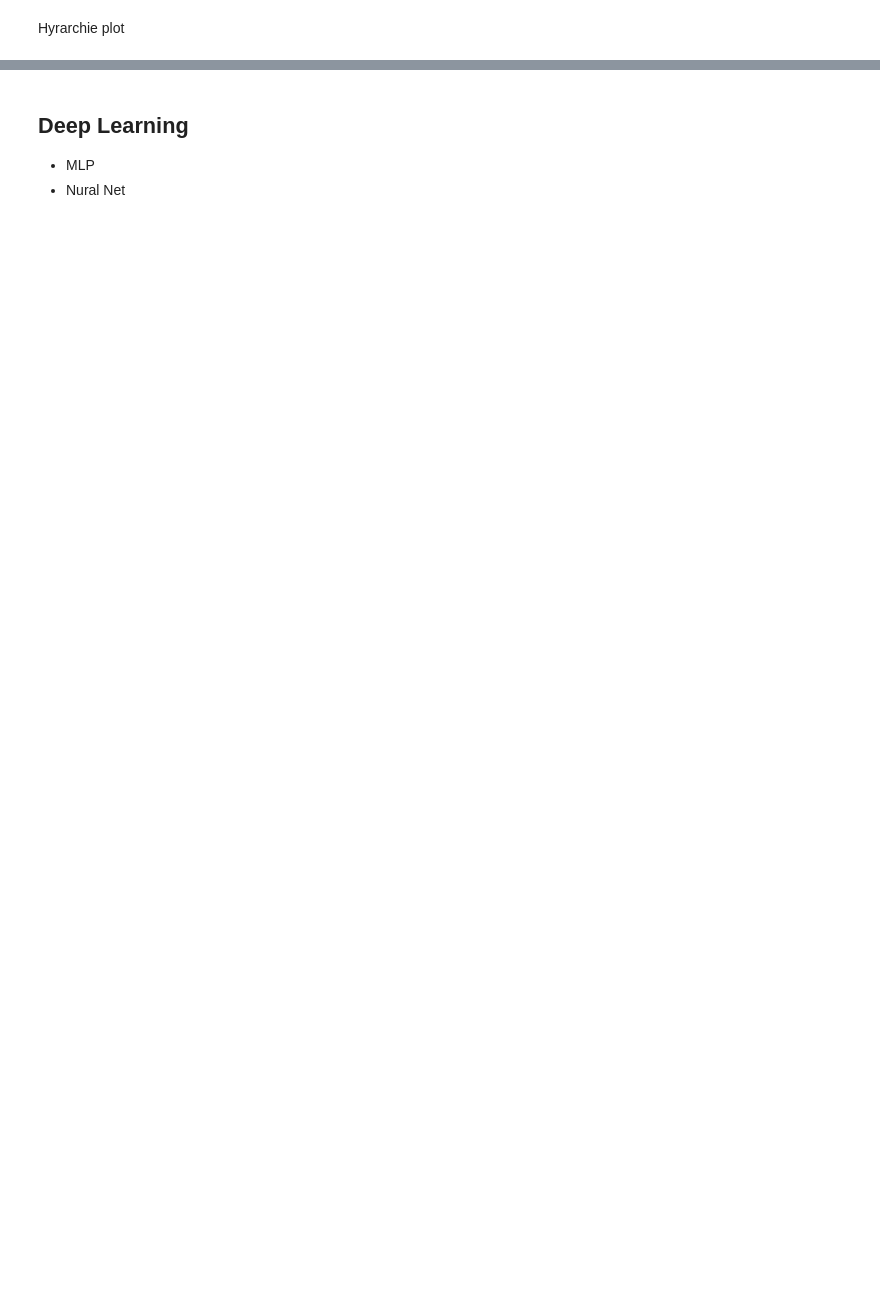
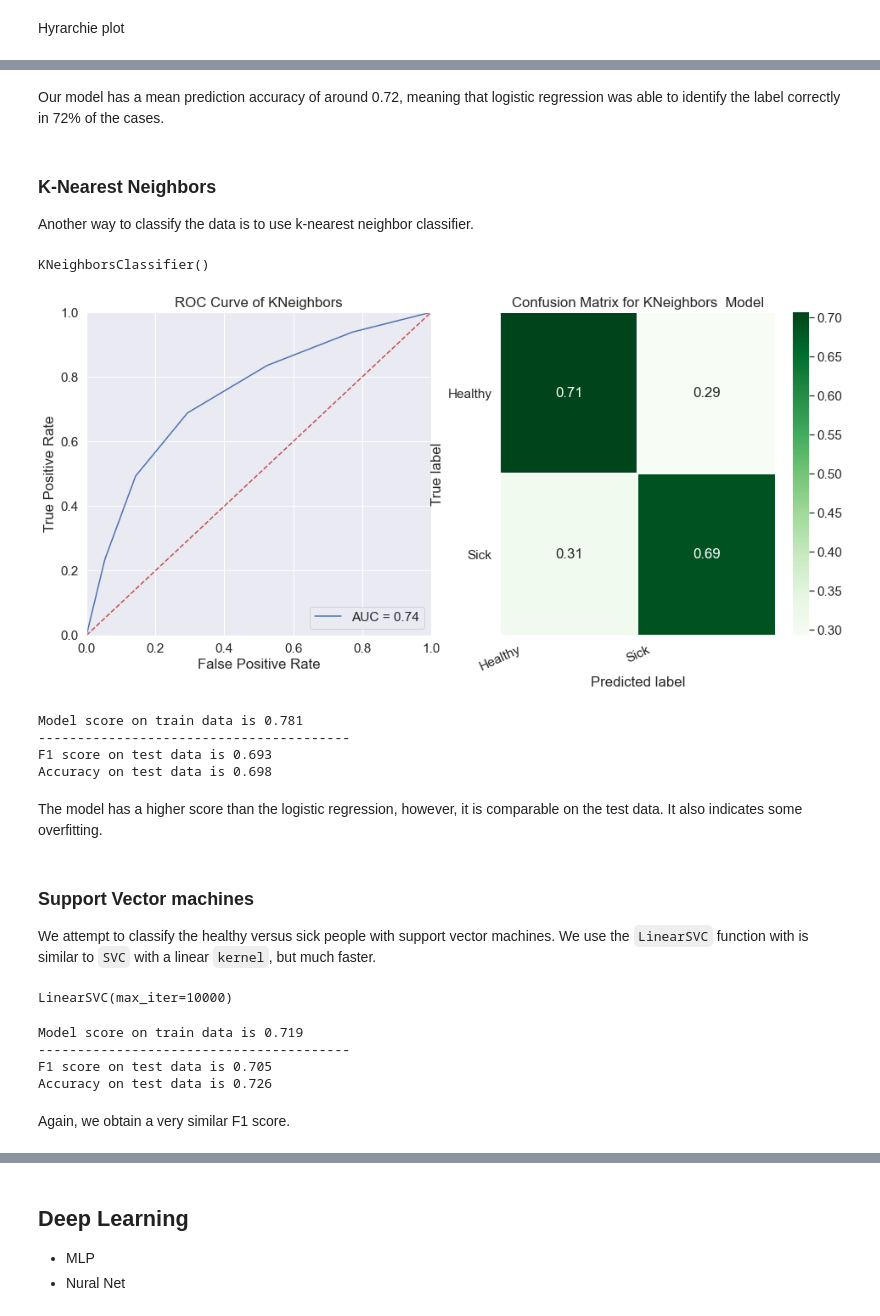
Before and after one commit to makrez/cardio_train, a Jupyter notebook: Cardio.ipynb, the cells around one changed output, grey strips where cells are left out. Saved outputs shown, nothing was run; the diff lists cells and outputs as text; code cells hidden in the pictures; blank space fills up the shorter version.

```diff
--- a/Cardio.ipynb
+++ b/Cardio.ipynb
@@ -1017,0 +1091,77 @@ Hyrarchie plot
+# %% [markdown]
+Our model has a mean prediction accuracy of around 0.72, meaning that logistic regression was able to identify the label correctly in 72% of the cases.
+# %% [markdown]
+### K-Nearest Neighbors
+
+Another way to classify the data is to use k-nearest neighbor classifier.
+# %%
+from sklearn.neighbors import KNeighborsClassifier
+
+neigh = KNeighborsClassifier(n_neighbors = 5)
+neigh.fit(X_train, y_train)
+# %% [output]
+KNeighborsClassifier()
+# %%
+score = neigh.score(X_test, y_test)
+
+y_pred = neigh.predict(X_test)
+y_scores = neigh.predict_proba(X_test)
+fpr, tpr, threshold = roc_curve(y_test, y_scores[:, 1])
+roc_auc = auc(fpr, tpr)
+
+plt.figure(figsize=(16,7))
+plt.subplot(1, 2, 1)
+plt.plot(fpr, tpr, 'b', label = 'AUC = %0.2f' % roc_auc)
+plt.legend(loc = 'lower right')
+plt.plot([0, 1], [0, 1],'r--')
+plt.xlim([0, 1])
+plt.ylim([0, 1])
+plt.ylabel('True Positive Rate')
+plt.xlabel('False Positive Rate')
+plt.title('ROC Curve of KNeighbors')
+plt.subplot(1,2,2)
+plot_confusion_matrix(y_test, y_pred, "KNeighbors ")
+plt.show()
+
+f1s = f1_score(y_test, y_pred)
+
+print(f"Model score on train data is {np.round(neigh.score(X_train, y_train), decimals=3)}")
+print("----------------------------------------")
+print(f"F1 score on test data is {np.round(f1s, decimals=3)}")
+print(f'Accuracy on test data is {np.round(score, decimals=3)}')
+# %% [output]
+[figure, added]
+Model score on train data is 0.781
+----------------------------------------
+F1 score on test data is 0.693
+Accuracy on test data is 0.698
+# %% [markdown]
+The model has a higher score than the logistic regression, however, it is comparable on the test data. It also indicates some overfitting.
+# %% [markdown]
+### Support Vector machines
+
+We attempt to classify the healthy versus sick people with support vector machines. We use the `LinearSVC` function with is similar to `SVC` with a linear `kernel`, but much faster.
+# %%
+from sklearn.svm import LinearSVC
+svc = LinearSVC(max_iter=10000)
+svc.fit(X_train, y_train)
+# %% [output]
+LinearSVC(max_iter=10000)
+# %%
+score = svc.score(X_test, y_test)
+
+y_pred = svc.predict(X_test)
+
+f1s = f1_score(y_test, y_pred)
+
+print(f"Model score on train data is {np.round(svc.score(X_train, y_train), decimals=3)}")
+print("----------------------------------------")
+print(f"F1 score on test data is {np.round(f1s, decimals=3)}")
+print(f'Accuracy on test data is {np.round(score, decimals=3)}')
+# %% [output]
+Model score on train data is 0.719
+----------------------------------------
+F1 score on test data is 0.705
+Accuracy on test data is 0.726
+# %% [markdown]
+Again, we obtain a very similar F1 score.
```
Also changed, not shown: parts of 23 cells of this notebook.
